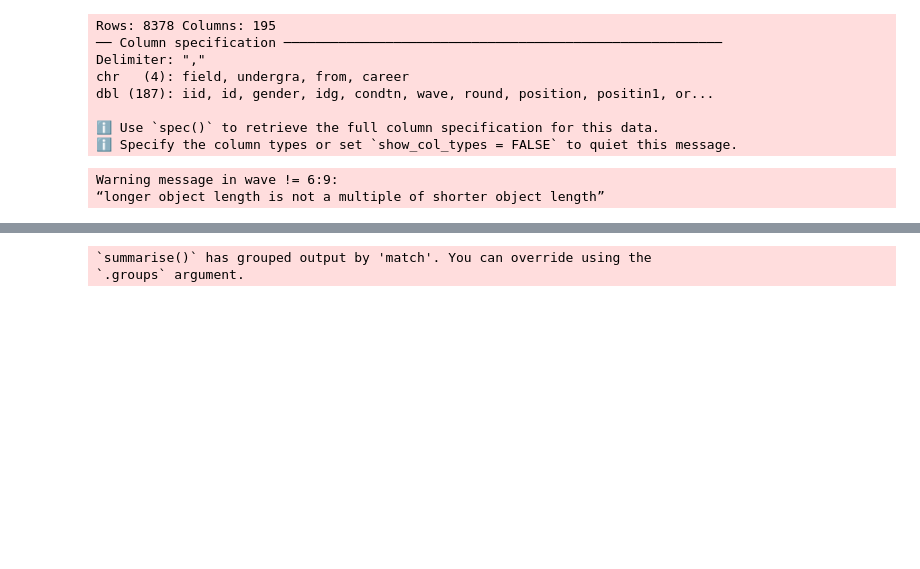
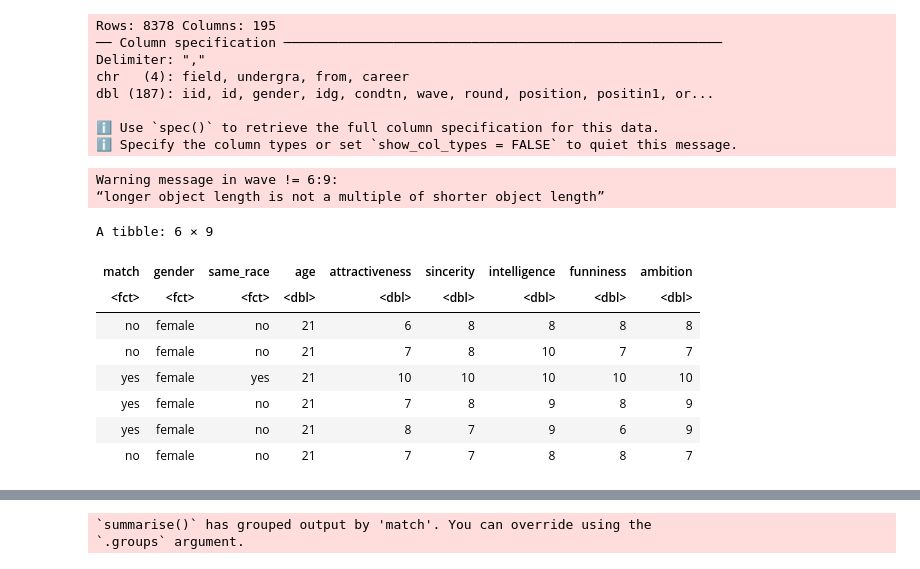
Before and after one commit to LotsaChai/toy-ds-project, a Jupyter notebook: DSCI Group Project Proposal.ipynb, the cells around one changed output, grey strips where cells are left out. Saved outputs shown, nothing was run; the diff lists cells and outputs as text; code cells hidden in the pictures; blank space fills up the shorter version.

```diff
--- a/DSCI Group Project Proposal.ipynb
+++ b/DSCI Group Project Proposal.ipynb
@@ -39,35 +39,45 @@ dbl (187): iid, id, gender, idg, condtn, wave, round, position, positin1, or...
 # %%
 # Tidying data
 speed_dating_select <- speed_dating_data |>
-    filter(wave != 6:9) |> # these waves had a different rating system for traits
+    filter(wave != 6:9) |> # These waves had a different rating system for traits
     mutate(match = as_factor(match),
            gender = as_factor(gender),
-           same_race = as_factor(samerace),
-          attractiveness = attr_o,
-          sincerity = sinc_o,
-          intelligence = intel_o,
-          funniness = fun_o,
-          ambition = amb_o) |>
-    select(match, age, gender, same_race, attractiveness, sincerity, intelligence, funniness, ambition)
+           samerace = as_factor(samerace)) |>
+    select(match, gender, samerace, age, attr_o, sinc_o, intel_o, fun_o, amb_o)
 
 # Removing non-integer observations
 speed_dating_tidy <- speed_dating_select |>
-    filter(attractiveness %% 1 == 0,
-          sincerity %% 1 == 0,
-          intelligence %% 1 == 0,
-          funniness %% 1 == 0,
-          ambition %% 1 == 0)
+    filter(attr_o %% 1 == 0,
+          sinc_o %% 1 == 0,
+          intel_o %% 1 == 0,
+          fun_o %% 1 == 0,
+          amb_o %% 1 == 0)
 
 # Rename categorical values
 levels(speed_dating_tidy$gender)[2] <- "male"
 levels(speed_dating_tidy$gender)[1] <- "female"
 levels(speed_dating_tidy$match)[2] <- "yes"
 levels(speed_dating_tidy$match)[1] <- "no"
-levels(speed_dating_tidy$same_race)[2] <- "yes"
-levels(speed_dating_tidy$same_race)[1] <- "no"
+levels(speed_dating_tidy$samerace)[2] <- "yes"
+levels(speed_dating_tidy$samerace)[1] <- "no"
+
+# Rename columns to be more readable
+colnames(speed_dating_tidy) <- c("match", "gender", "same_race", "age", "attractiveness", "sincerity", "intelligence", "funniness", "ambition")
+
+# Preview of tidied dataset
+head(speed_dating_tidy)
 # %% [output]
 Warning message in wave != 6:9:
 “longer object length is not a multiple of shorter object length”
+A tibble: 6 × 9
+| match | gender | same_race | age | attractiveness | sincerity | intelligence | funniness | ambition |
+| <fct> | <fct> | <fct> | <dbl> | <dbl> | <dbl> | <dbl> | <dbl> | <dbl> |
+| no | female | no | 21 | 6 | 8 | 8 | 8 | 8 |
+| no | female | no | 21 | 7 | 8 | 10 | 7 | 7 |
+| yes | female | yes | 21 | 10 | 10 | 10 | 10 | 10 |
+| yes | female | no | 21 | 7 | 8 | 9 | 8 | 9 |
+| yes | female | no | 21 | 8 | 7 | 9 | 6 | 9 |
+| no | female | no | 21 | 7 | 7 | 8 | 8 | 7 |
 # %%
 # Splitting Data
 speed_dating_split <- initial_split(speed_dating_tidy, prop = 0.75, strata = match)
```
Also changed, not shown: parts of 3 cells of this notebook.
